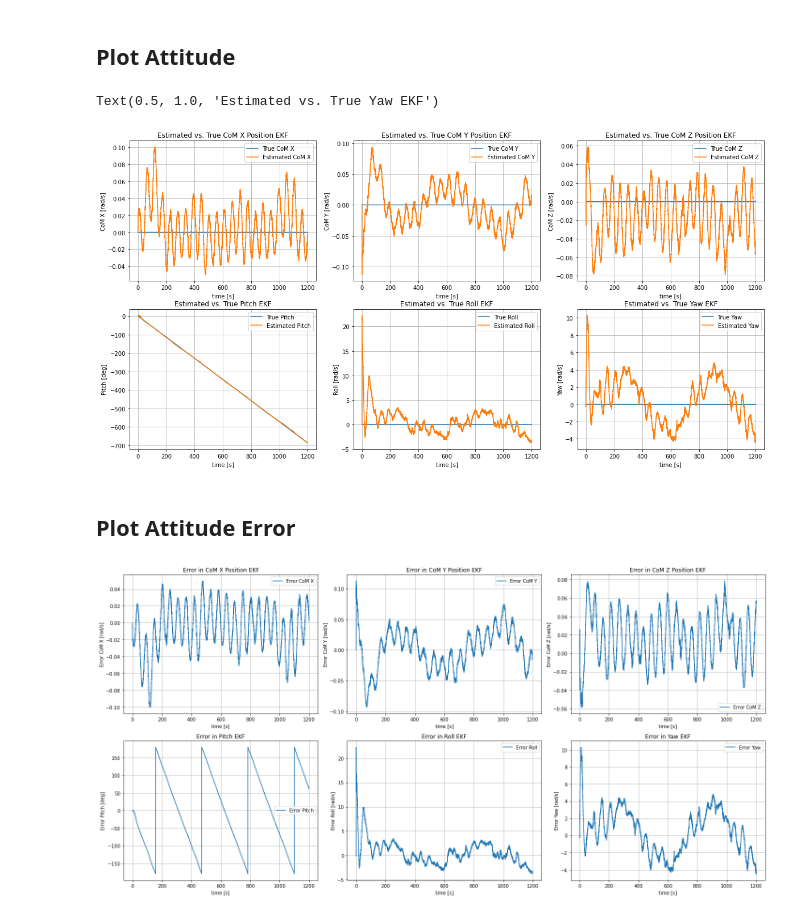
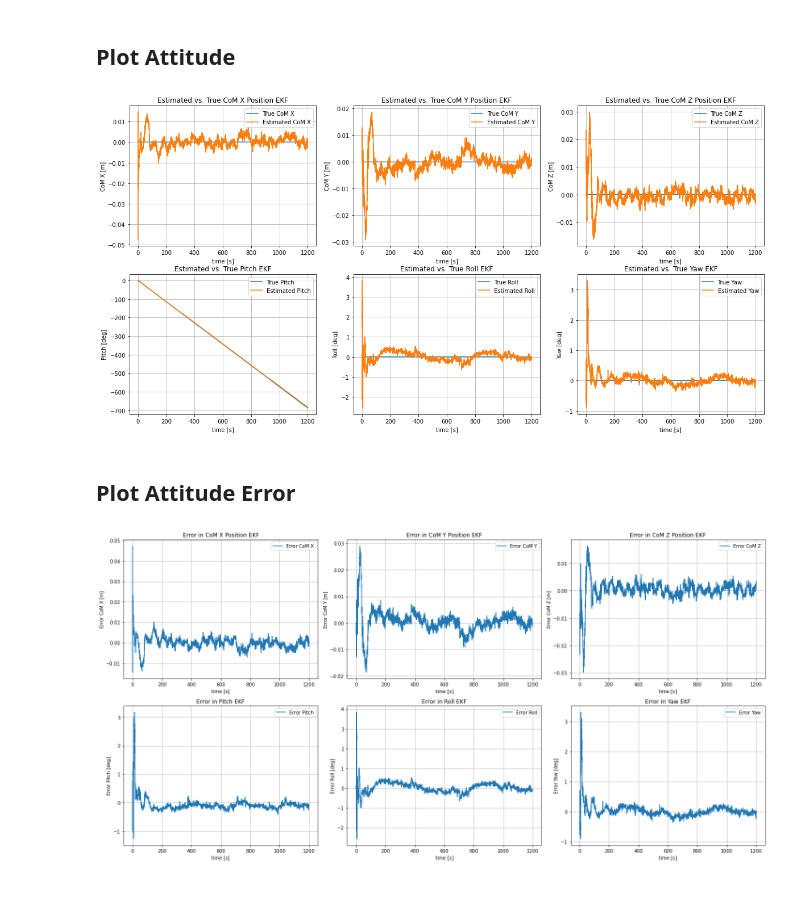
Before and after one commit to annasulzer/273-final-project, a Jupyter notebook: simulate_playground_EKF.ipynb, the cells around one changed output. Cells and saved outputs as stored; diff of their text form; code cells hidden in the pictures.

```diff
--- a/simulate_playground_EKF.ipynb
+++ b/simulate_playground_EKF.ipynb
@@ -99,17 +99,20 @@ t1 = np.linspace(0,sim_time, int(sim_time/del_t))
 P_est_hist = np.zeros((len(t1), n, n))
 x_est_hist = np.zeros((len(t1), n))
 x_est_hist_min = np.zeros((len(t1), n))
+observability = np.zeros((len(t1)))
 for i in range(0,len(t1)):
     y = mtest[i]
     sat_pos = o1[i].flatten()
 
 
     x_est_min, P_est= kalman_filter.predict()
-    x_est, P_est = kalman_filter.update(y[0], x_est_min, P_est, sat_pos)
+    x_est, P_est, obs  = kalman_filter.update(y[0], x_est_min, P_est, sat_pos)
+
 
     # Make sure to store the estimated state and covariance for analysis
     P_est_hist[i, :, :] = P_est
     x_est_hist[i, :] = x_est
+    observability[i] = obs
     x_est_hist_min[i, :] = x_est_min
 # %% [markdown]
 ## Reference Truth
@@ -117,6 +120,7 @@ for i in range(0,len(t1)):
 time_step = del_t
 time_array = np.arange(0, sim_time, time_step)
 posehist = np.zeros((36, len(time_array)))
+posehist[1] = omega * np.ones(len(time_array))
 
 for t in range(0, len(time_array)):
     posehist[3:, t] = deb[t].T.flatten()
@@ -255,8 +260,6 @@ fig.savefig("position of point noise 1e-5.png", dpi=300, bbox_inches="tight")
 # %% [markdown]
 ## Plot all Points
 # %%
-
-
 time_step = del_t
 time_array = np.arange(0, sim_time, time_step)
 
@@ -294,7 +297,7 @@ axs[0, 1].plot(time_array, x_est_hist[:, y_index], label=f"Estimated Omega Y")
 axs[0, 1].fill_between(time_array, x_est_hist[:, y_index] - confidence_interval_y, x_est_hist[:, y_index] + confidence_interval_y, color='gray', alpha=0.5, label="95% Confidence Interval")
 axs[0, 1].set_xlabel('time [s]')
 axs[0, 1].set_ylabel('Omega Y [rad/s]')
-axs[0, 0].set_ylim([-0.25, 0.25])
+axs[0, 1].set_ylim([-0.25, 0.25])
 axs[0, 1].legend()
 axs[0, 1].grid(True)
 axs[0, 1].set_title('Estimated vs. True Omega Y Position EKF')
@@ -305,7 +308,7 @@ axs[0, 2].plot(time_array, x_est_hist[:, z_index], label=f"Estimated Omega Z")
 axs[0, 2].fill_between(time_array, x_est_hist[:, z_index] - confidence_interval_z, x_est_hist[:, z_index] + confidence_interval_z, color='gray', alpha=0.5, label="95% Confidence Interval")
 axs[0, 2].set_xlabel('time [s]')
 axs[0, 2].set_ylabel('Omega Z [rad/s]')
-axs[0, 0].set_ylim([-0.25, 0.25])
+axs[0, 2].set_ylim([-0.25, 0.25])
 axs[0, 2].legend()
 axs[0, 2].grid(True)
 axs[0, 2].set_title('Estimated vs. True Omega Z Position EKF')
@@ -360,4 +363,5 @@ plt.tight_layout()
 plt.show()
 
 fig.savefig("position_of_points noise 1e-5.png", dpi=300, bbox_inches="tight")
+#fig.savefig("position_of_points no noise.png", dpi=300, bbox_inches="tight")
 # %% [output]
@@ -418,6 +422,7 @@ for i in range(len(t1)):
     COM[i, :] = tau
     r = Rot.from_matrix(R)
     euler[i, :] = r.as_euler('yxz', degrees=True)
+    euler_gt[i, 0] = -euler_gt[i, 0]
     r_true = Rot.from_euler('yxz', euler_gt[i], degrees=True).as_matrix()
     euler_error[i, :] = get_attitude_error(r_true, R)
 
@@ -446,7 +451,7 @@ confidence_interval_z = 1.96 * std_dev_z # 95%
 axs[0, 0].plot(time_array, np.zeros(len(time_array)), label=f"True CoM X")
 axs[0, 0].plot(time_array, COM[:, x_index], label=f"Estimated CoM X")
 axs[0, 0].set_xlabel('time [s]')
-axs[0, 0].set_ylabel('CoM X [rad/s]')
+axs[0, 0].set_ylabel('CoM X [m]')
 axs[0, 0].legend()
 axs[0, 0].grid(True)
 axs[0, 0].set_title('Estimated vs. True CoM X Position EKF')
@@ -455,7 +460,7 @@ axs[0, 0].set_title('Estimated vs. True CoM X Position EKF')
 axs[0, 1].plot(time_array, np.zeros(len(time_array)), label=f"True CoM Y")
 axs[0, 1].plot(time_array, COM[:, y_index], label=f"Estimated CoM Y")
 axs[0, 1].set_xlabel('time [s]')
-axs[0, 1].set_ylabel('CoM Y [rad/s]')
+axs[0, 1].set_ylabel('CoM Y [m]')
 axs[0, 1].legend()
 axs[0, 1].grid(True)
 axs[0, 1].set_title('Estimated vs. True CoM Y Position EKF')
@@ -464,7 +469,7 @@ axs[0, 1].set_title('Estimated vs. True CoM Y Position EKF')
 axs[0, 2].plot(time_array, np.zeros(len(time_array)), label=f"True CoM Z")
 axs[0, 2].plot(time_array, COM[:, z_index], label=f"Estimated CoM Z")
 axs[0, 2].set_xlabel('time [s]')
-axs[0, 2].set_ylabel('CoM Z [rad/s]')
+axs[0, 2].set_ylabel('CoM Z [m]')
 axs[0, 2].legend()
 axs[0, 2].grid(True)
 axs[0, 2].set_title('Estimated vs. True CoM Z Position EKF')
@@ -482,7 +487,7 @@ axs[1, 0].set_title('Estimated vs. True Pitch EKF')
 axs[1, 1].plot(time_array, np.zeros(len(time_array)), label=f"True Roll")
 axs[1, 1].plot(time_array, euler[:, y_index], label="Estimated Roll")
 axs[1, 1].set_xlabel('time [s]')
-axs[1, 1].set_ylabel('Roll [rad/s]')
+axs[1, 1].set_ylabel('Roll [deg]')
 axs[1, 1].legend()
 axs[1, 1].grid(True)
 axs[1, 1].set_title('Estimated vs. True Roll EKF')
@@ -491,16 +496,16 @@ axs[1, 1].set_title('Estimated vs. True Roll EKF')
 axs[1, 2].plot(time_array, np.zeros(len(time_array)), label=f"True Yaw")
 axs[1, 2].plot(time_array, euler[:, z_index], label="Estimated Yaw")
 axs[1, 2].set_xlabel('time [s]')
-axs[1, 2].set_ylabel('Yaw [rad/s]')
+axs[1, 2].set_ylabel('Yaw [deg]')
 axs[1, 2].legend()
 axs[1, 2].grid(True)
 axs[1, 2].set_title('Estimated vs. True Yaw EKF')
 
 
 fig.savefig("attitude noise 1e-5.png", dpi=300, bbox_inches="tight")
+#fig.savefig("attitude no noise.png", dpi=300, bbox_inches="tight")
 # %% [output]
-Text(0.5, 1.0, 'Estimated vs. True Yaw EKF')
-[figure, old version]
+[figure, new version]
 # %% [markdown]
 ## Plot Attitude Error
 # %%
@@ -524,50 +529,52 @@ confidence_interval_z = 1.96 * std_dev_z # 95%
 # Plot CoM Position Error
 axs[0, 0].plot(time_array, COM_error[:, 0], label="Error CoM X")
 axs[0, 0].set_xlabel('time [s]')
-axs[0, 0].set_ylabel('Error CoM X [rad/s]')
+axs[0, 0].set_ylabel('Error CoM X [m]')
 axs[0, 0].legend()
 axs[0, 0].grid(True)
 axs[0, 0].set_title('Error in CoM X Position EKF')
 
 axs[0, 1].plot(time_array, COM_error[:, 1], label="Error CoM Y")
 axs[0, 1].set_xlabel('time [s]')
-axs[0, 1].set_ylabel('Error CoM Y [rad/s]')
+axs[0, 1].set_ylabel('Error CoM Y [m]')
 axs[0, 1].legend()
 axs[0, 1].grid(True)
 axs[0, 1].set_title('Error in CoM Y Position EKF')
 
 axs[0, 2].plot(time_array, COM_error[:, 2], label="Error CoM Z")
 axs[0, 2].set_xlabel('time [s]')
-axs[0, 2].set_ylabel('Error CoM Z [rad/s]')
+axs[0, 2].set_ylabel('Error CoM Z [m]')
 axs[0, 2].legend()
 axs[0, 2].grid(True)
 axs[0, 2].set_title('Error in CoM Z Position EKF')
 
 # Plot Attitude Error
 axs[1, 0].plot(time_array, euler_error[:, 0], label="Error Pitch")
 axs[1, 0].set_xlabel('time [s]')
 axs[1, 0].set_ylabel('Error Pitch [deg]')
 axs[1, 0].legend()
 axs[1, 0].grid(True)
 axs[1, 0].set_title('Error in Pitch EKF')
 
 axs[1, 1].plot(time_array, euler_error[:, 1], label="Error Roll")
 axs[1, 1].set_xlabel('time [s]')
-axs[1, 1].set_ylabel('Error Roll [rad/s]')
+axs[1, 1].set_ylabel('Error Roll [deg]')
 axs[1, 1].legend()
 axs[1, 1].grid(True)
 axs[1, 1].set_title('Error in Roll EKF')
 
 axs[1, 2].plot(time_array, euler_error[:, 2], label="Error Yaw")
 axs[1, 2].set_xlabel('time [s]')
-axs[1, 2].set_ylabel('Error Yaw [rad/s]')
+axs[1, 2].set_ylabel('Error Yaw [deg]')
 axs[1, 2].legend()
 axs[1, 2].grid(True)
 axs[1, 2].set_title('Error in Yaw EKF')
 
 plt.tight_layout()
 plt.show()
 
 fig.savefig("attitude error noise 1e-5.png", dpi=300, bbox_inches="tight")
+
+#fig.savefig("attitude error no noise.png", dpi=300, bbox_inches="tight")
 # %% [output]
-[figure, old version]
+[figure, new version]
```
Also changed, not shown: parts of 8 cells of this notebook, 1 other file.
